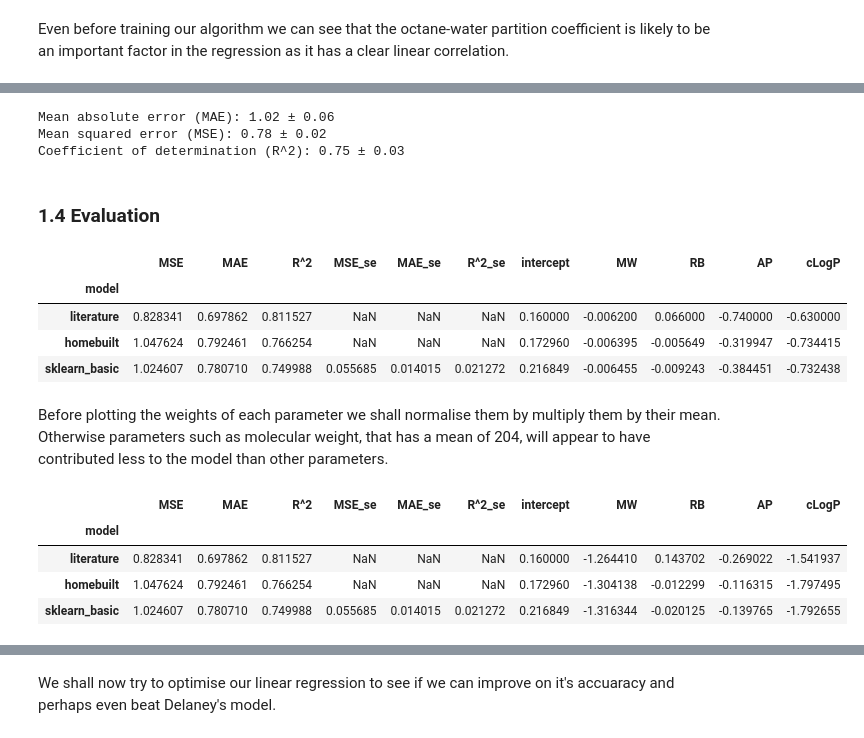
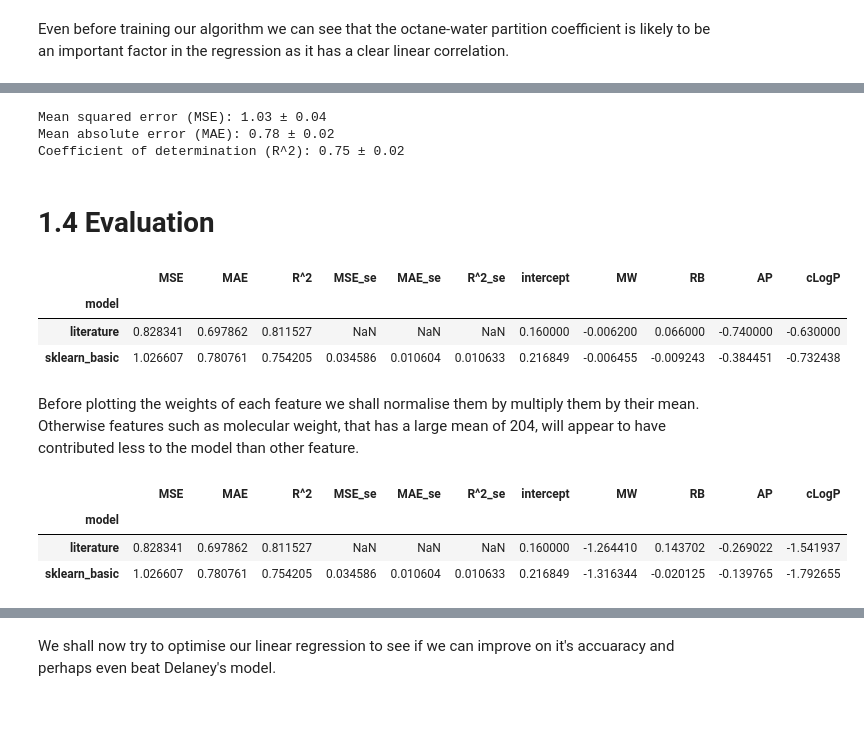
Before and after one commit to erwallace/Predicting-Aqueous-Solubilities, a Jupyter notebook: esol_linear_regression.ipynb, the cells around one changed output, grey strips where cells are left out. Drawn from its saved outputs; the diff is of its cells as text; code cells hidden in the pictures; blank space fills up the shorter version.

```diff
--- a/esol_linear_regression.ipynb
+++ b/esol_linear_regression.ipynb
@@ -274,7 +220,8 @@ Delaney_homebuilt = { 'model':'homebuilt',
 %%time
 model = LinearRegression()
 k = 10
-cv = KFold(n_splits=k, random_state=1, shuffle=True)
+repeats = 3
+cv = RepeatedKFold(n_splits=k, n_repeats=repeats, random_state=1)
 scores = cross_validate(model, X_train, Y_train, cv=cv,
                         scoring=('neg_mean_squared_error', 'neg_mean_absolute_error', 'r2'))
 model.fit(X_train, Y_train)
@@ -287,17 +234,17 @@ mse = -np.mean(scores["test_neg_mean_squared_error"])
 mae = -np.mean(scores["test_neg_mean_absolute_error"])
 r2 = np.mean(scores["test_r2"])
 # standard errors of metrics
-mse_se = np.std(scores["test_neg_mean_squared_error"])/np.sqrt(k)
-mae_se = np.std(scores["test_neg_mean_absolute_error"])/np.sqrt(k)
-r2_se = np.std(scores["test_r2"])/np.sqrt(k)
+mse_se = np.std(scores["test_neg_mean_squared_error"])/np.sqrt(k*repeats)
+mae_se = np.std(scores["test_neg_mean_absolute_error"])/np.sqrt(k*repeats)
+r2_se = np.std(scores["test_r2"])/np.sqrt(k*repeats)
 
-print(f'Mean absolute error (MAE): {mse:.2f} ± {ceil(mse_se*100)/100:.2f}')
-print(f'Mean squared error (MSE): {mae:.2f} ± {ceil(mae_se*100)/100:.2f}')
+print(f'Mean squared error (MSE): {mse:.2f} ± {ceil(mse_se*100)/100:.2f}')
+print(f'Mean absolute error (MAE): {mae:.2f} ± {ceil(mae_se*100)/100:.2f}')
 print(f'Coefficient of determination (R^2): {r2:.2f} ± {ceil(r2_se*100)/100:.2f}')
 # %% [output]
-Mean absolute error (MAE): 1.02 ± 0.06
-Mean squared error (MSE): 0.78 ± 0.02
-Coefficient of determination (R^2): 0.75 ± 0.03
+Mean squared error (MSE): 1.03 ± 0.04
+Mean absolute error (MAE): 0.78 ± 0.02
+Coefficient of determination (R^2): 0.75 ± 0.02
 # %%
 Delaney_sklearn = { 'model':'sklearn_basic',
                     'MSE':mse,
@@ -312,7 +259,7 @@ Delaney_sklearn = { 'model':'sklearn_basic',
                     'AP':model.coef_[2],
                     'cLogP':model.coef_[3] }
 # %% [markdown]
-### 1.4 Evaluation
+# 1.4 Evaluation
 # %%
 # calculate delaney's stats
 delaney_error = df['Measured log(solubility/M)']-df['ESOL Predicted log(solubility/M)']
@@ -335,28 +282,26 @@ Delaney_literature = {'model':'literature',
                       'AP':-0.74,
                       'cLogP':-0.63 }
 # %%
-results = pd.DataFrame([Delaney_literature, Delaney_homebuilt, Delaney_sklearn]).set_index('model')
+results = pd.DataFrame([Delaney_literature, Delaney_sklearn]).set_index('model')
 results
 # %% [output]
 |  | MSE | MAE | R^2 | MSE_se | MAE_se | R^2_se | intercept | MW | RB | AP | cLogP |
 | model |  |  |  |  |  |  |  |  |  |  |  |
 | literature | 0.828341 | 0.697862 | 0.811527 | NaN | NaN | NaN | 0.160000 | -0.006200 | 0.066000 | -0.740000 | -0.630000 |
-| homebuilt | 1.047624 | 0.792461 | 0.766254 | NaN | NaN | NaN | 0.172960 | -0.006395 | -0.005649 | -0.319947 | -0.734415 |
-| sklearn_basic | 1.024607 | 0.780710 | 0.749988 | 0.055685 | 0.014015 | 0.021272 | 0.216849 | -0.006455 | -0.009243 | -0.384451 | -0.732438 |
+| sklearn_basic | 1.026607 | 0.780761 | 0.754205 | 0.034586 | 0.010604 | 0.010633 | 0.216849 | -0.006455 | -0.009243 | -0.384451 | -0.732438 |
 # %% [markdown]
- Before plotting the weights of each parameter we shall normalise them by multiply them by their mean. Otherwise parameters such as molecular weight, that has a mean of 204, will appear to have contributed less to the model than other parameters.
+ Before plotting the weights of each feature we shall normalise them by multiply them by their mean. Otherwise features such as molecular weight, that has a large mean of 204, will appear to have contributed less to the model than other feature.
 # %%
 norm_results = results
-for parameter in df.columns:
-    if parameter in norm_results.columns:
-        norm_results[parameter] = norm_results[parameter] * df[parameter].mean()
+for feature in df.columns:
+    if feature in norm_results.columns:
+        norm_results[feature] = norm_results[feature] * df[feature].mean()
 norm_results
 # %% [output]
 |  | MSE | MAE | R^2 | MSE_se | MAE_se | R^2_se | intercept | MW | RB | AP | cLogP |
 | model |  |  |  |  |  |  |  |  |  |  |  |
 | literature | 0.828341 | 0.697862 | 0.811527 | NaN | NaN | NaN | 0.160000 | -1.264410 | 0.143702 | -0.269022 | -1.541937 |
-| homebuilt | 1.047624 | 0.792461 | 0.766254 | NaN | NaN | NaN | 0.172960 | -1.304138 | -0.012299 | -0.116315 | -1.797495 |
-| sklearn_basic | 1.024607 | 0.780710 | 0.749988 | 0.055685 | 0.014015 | 0.021272 | 0.216849 | -1.316344 | -0.020125 | -0.139765 | -1.792655 |
+| sklearn_basic | 1.026607 | 0.780761 | 0.754205 | 0.034586 | 0.010604 | 0.010633 | 0.216849 | -1.316344 | -0.020125 | -0.139765 | -1.792655 |
 # %%
 # Plot of a summary of the three models
 fig, ax = plt.subplots(ncols=2, figsize=(15,5))
```
Also changed, not shown: parts of 53 cells of this notebook.
